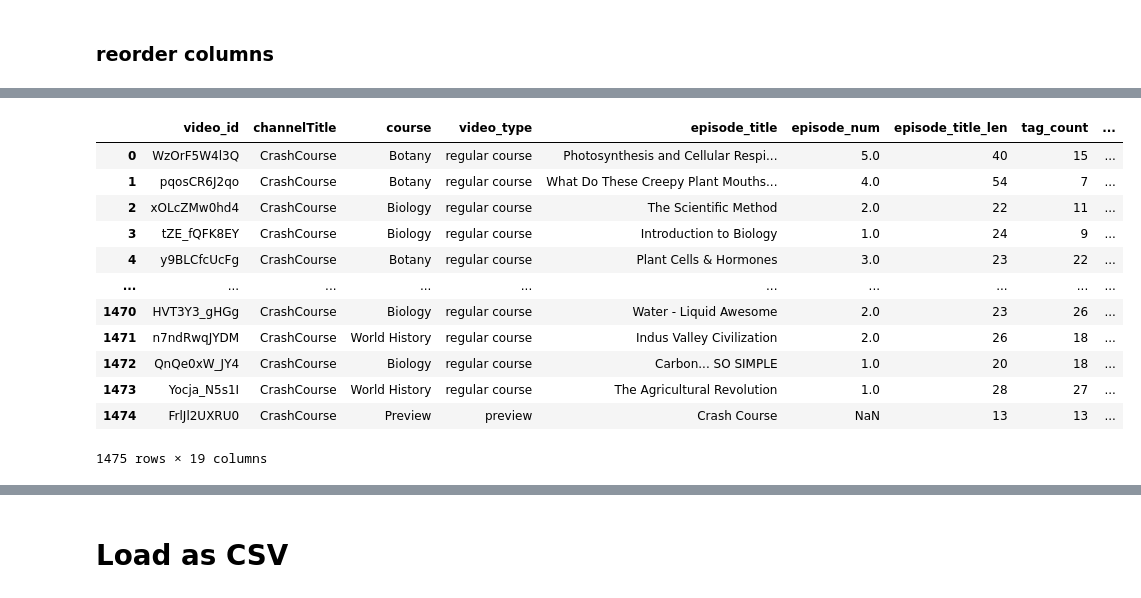
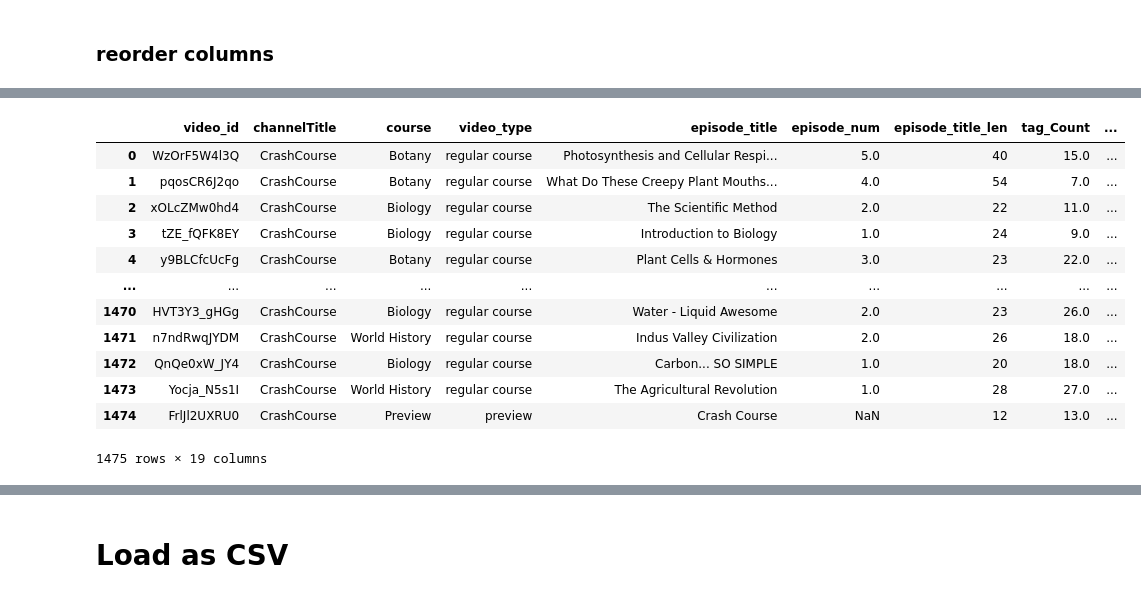
Before and after one commit to JenniferM-BShulyak/crashcourse, a Jupyter notebook: etl_crashcourse.ipynb, the cells around one changed output, grey strips where cells are left out. Saved outputs shown, nothing was run; the diff lists cells and outputs as text; code cells hidden in the pictures.

```diff
--- a/etl_crashcourse.ipynb
+++ b/etl_crashcourse.ipynb
@@ -256,10 +276,13 @@ def outtakes_title_info(id, x):
     # initialize dictionary
     dict = {}
 
-    dict["episode_title"] = x.replace("Crash Course", "").replace(":","")
+    x = x.replace("Out-Takes","Outtakes")
+    episode = x.replace("Crash Course", "").replace(":","").strip()
+
+    dict["episode_title"] = episode
     dict["course"] = "outtakes"
     dict["episode_num"] = None
-    dict["episode_title_len"] = len((x.replace("Crash Course", "")))
+    dict["episode_title_len"] = len(episode)
     dict["video_id"] = id
     dict["with_Arizona"] = False
     dict["video_type"] = "outtakes"
@@ -284,7 +307,7 @@ def other_title_info(id, x):
 def office_title_info(id, x):
     dict = {}
 
-    episode =  x.replace("Crash Course","").replace("Office Hourse","").replace(":","")
+    episode =  x.replace("Crash Course","").replace("Office Hourse","").replace(":","").strip()
     dict["episode_title"] = episode
     dict["course"] = "Office Hours"
     dict["episode_num"] = None
@@ -333,10 +356,13 @@ def grab_course(video_id, title):
     # Loop through the titles and make a dicitonary of each one
     for index, x in enumerate(title):
 
+        if "Government & Politics" in x:
+            x=x.replace("&","and")
+
         if re.search("Preview",x): #FINISHED
             dict = preview_title_info(video_id[index], x)
 
-        elif re.search("Outtakes",x):
+        elif re.search("Outtakes",x) or re.search("Out-Takes",x):
             dict = outtakes_title_info(video_id[index],x)
 
         elif re.search("How to College",x):
@@ -513,6 +542,15 @@ cc_bycourse_df.head(5)
 ### Grab the number of tags for each video
 # %%
 # If there are no tags, then put None
-cc_bycourse_df["tag_count"] = cc_bycourse_df["tags"].apply(lambda x: 0 if x is None else len(x))
+# Convert the 'tags' column to a list of strings
+def grab_tagCount(tags):
+    try:
+        t = tags.replace("[","").replace("]","")
+        l = t.split(",")
+        return len(l)
+    except:
+        return None
+
+cc_bycourse_df["tag_Count"] = cc_bycourse_df["tags"].apply(lambda x: grab_tagCount(x))
 cc_bycourse_df.head(2)
 # %% [output]
@@ -564,21 +603,21 @@ Index(['video_id', 'channelTitle', 'description', 'tags', 'viewCount',
        'publishedDate', 'publishedTime', 'days_published_for'],
       dtype='object')
 # %%
-df_final = cc_bycourse_df[['video_id', 'channelTitle', 'course', "video_type", 'episode_title','episode_num', 'episode_title_len', 'tag_count', 'publishedDate', 'publishedTime', 'days_published_for', 'viewCount',
+df_final = cc_bycourse_df[['video_id', 'channelTitle', 'course', "video_type", 'episode_title','episode_num', 'episode_title_len', 'tag_Count', 'publishedDate', 'publishedTime', 'days_published_for', 'viewCount',
        'likeCount', 'favouriteCount', 'commentCount', 'duration', 'definition',
        'caption', "with_Arizona"]]
 df_final
 # %% [output]
-|  | video_id | channelTitle | course | video_type | episode_title | episode_num | episode_title_len | tag_count | ... |
-| 0 | WzOrF5W4l3Q | CrashCourse | Botany | regular course | Photosynthesis and Cellular Respi... | 5.0 | 40 | 15 | ... |
-| 1 | pqosCR6J2qo | CrashCourse | Botany | regular course | What Do These Creepy Plant Mouths... | 4.0 | 54 | 7 | ... |
-| 2 | xOLcZMw0hd4 | CrashCourse | Biology | regular course | The Scientific Method | 2.0 | 22 | 11 | ... |
-| 3 | tZE_fQFK8EY | CrashCourse | Biology | regular course | Introduction to Biology | 1.0 | 24 | 9 | ... |
-| 4 | y9BLCfcUcFg | CrashCourse | Botany | regular course | Plant Cells & Hormones | 3.0 | 23 | 22 | ... |
+|  | video_id | channelTitle | course | video_type | episode_title | episode_num | episode_title_len | tag_Count | ... |
+| 0 | WzOrF5W4l3Q | CrashCourse | Botany | regular course | Photosynthesis and Cellular Respi... | 5.0 | 40 | 15.0 | ... |
+| 1 | pqosCR6J2qo | CrashCourse | Botany | regular course | What Do These Creepy Plant Mouths... | 4.0 | 54 | 7.0 | ... |
+| 2 | xOLcZMw0hd4 | CrashCourse | Biology | regular course | The Scientific Method | 2.0 | 22 | 11.0 | ... |
+| 3 | tZE_fQFK8EY | CrashCourse | Biology | regular course | Introduction to Biology | 1.0 | 24 | 9.0 | ... |
+| 4 | y9BLCfcUcFg | CrashCourse | Botany | regular course | Plant Cells & Hormones | 3.0 | 23 | 22.0 | ... |
 | ... | ... | ... | ... | ... | ... | ... | ... | ... | ... |
-| 1470 | HVT3Y3_gHGg | CrashCourse | Biology | regular course | Water - Liquid Awesome | 2.0 | 23 | 26 | ... |
-| 1471 | n7ndRwqJYDM | CrashCourse | World History | regular course | Indus Valley Civilization | 2.0 | 26 | 18 | ... |
-| 1472 | QnQe0xW_JY4 | CrashCourse | Biology | regular course | Carbon... SO SIMPLE | 1.0 | 20 | 18 | ... |
-| 1473 | Yocja_N5s1I | CrashCourse | World History | regular course | The Agricultural Revolution | 1.0 | 28 | 27 | ... |
-| 1474 | FrlJl2UXRU0 | CrashCourse | Preview | preview | Crash Course | NaN | 13 | 13 | ... |
+| 1470 | HVT3Y3_gHGg | CrashCourse | Biology | regular course | Water - Liquid Awesome | 2.0 | 23 | 26.0 | ... |
+| 1471 | n7ndRwqJYDM | CrashCourse | World History | regular course | Indus Valley Civilization | 2.0 | 26 | 18.0 | ... |
+| 1472 | QnQe0xW_JY4 | CrashCourse | Biology | regular course | Carbon... SO SIMPLE | 1.0 | 20 | 18.0 | ... |
+| 1473 | Yocja_N5s1I | CrashCourse | World History | regular course | The Agricultural Revolution | 1.0 | 28 | 27.0 | ... |
+| 1474 | FrlJl2UXRU0 | CrashCourse | Preview | preview | Crash Course | NaN | 12 | 13.0 | ... |
 1475 rows × 19 columns
```
Also changed, not shown: parts of 16 cells of this notebook, 1 other file.
